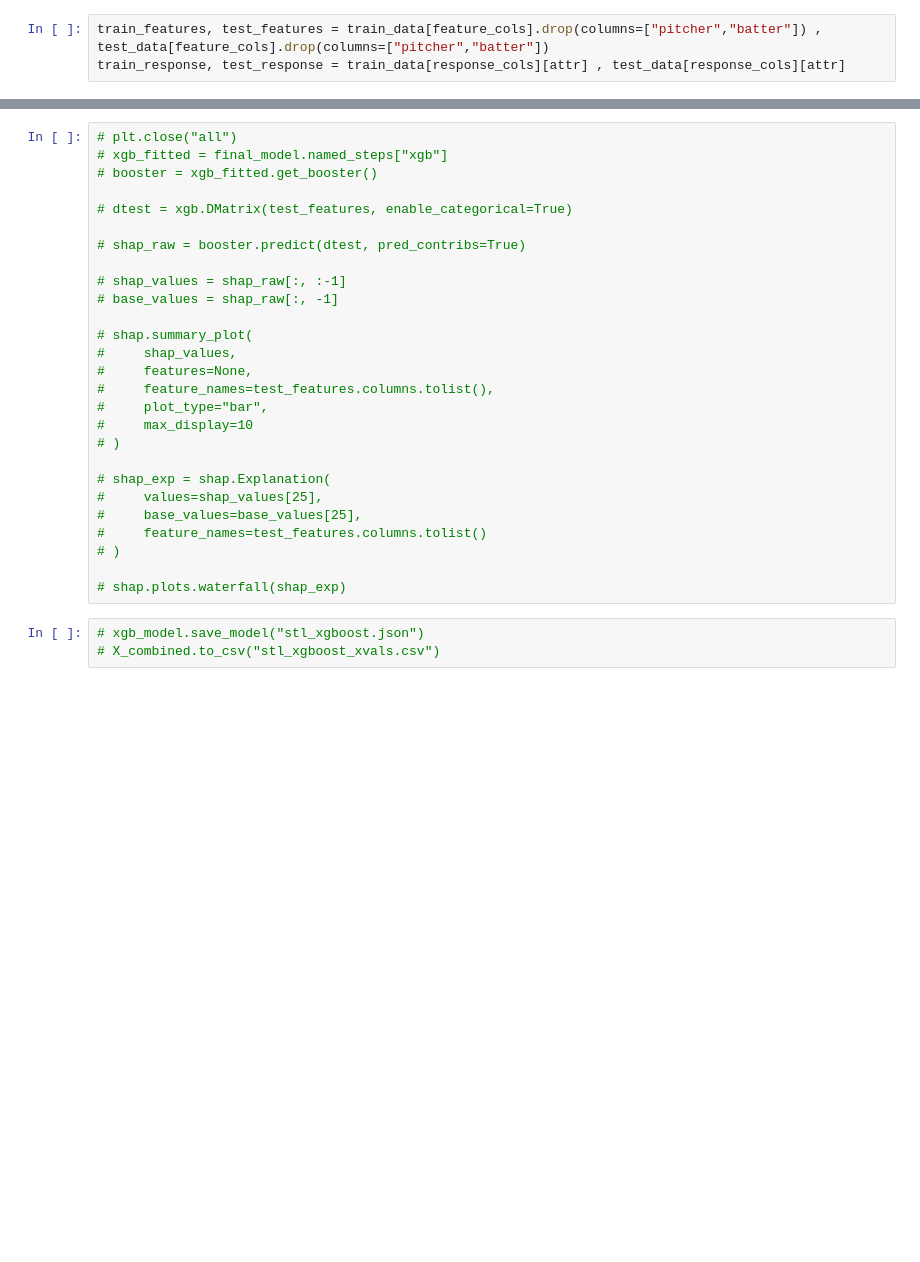
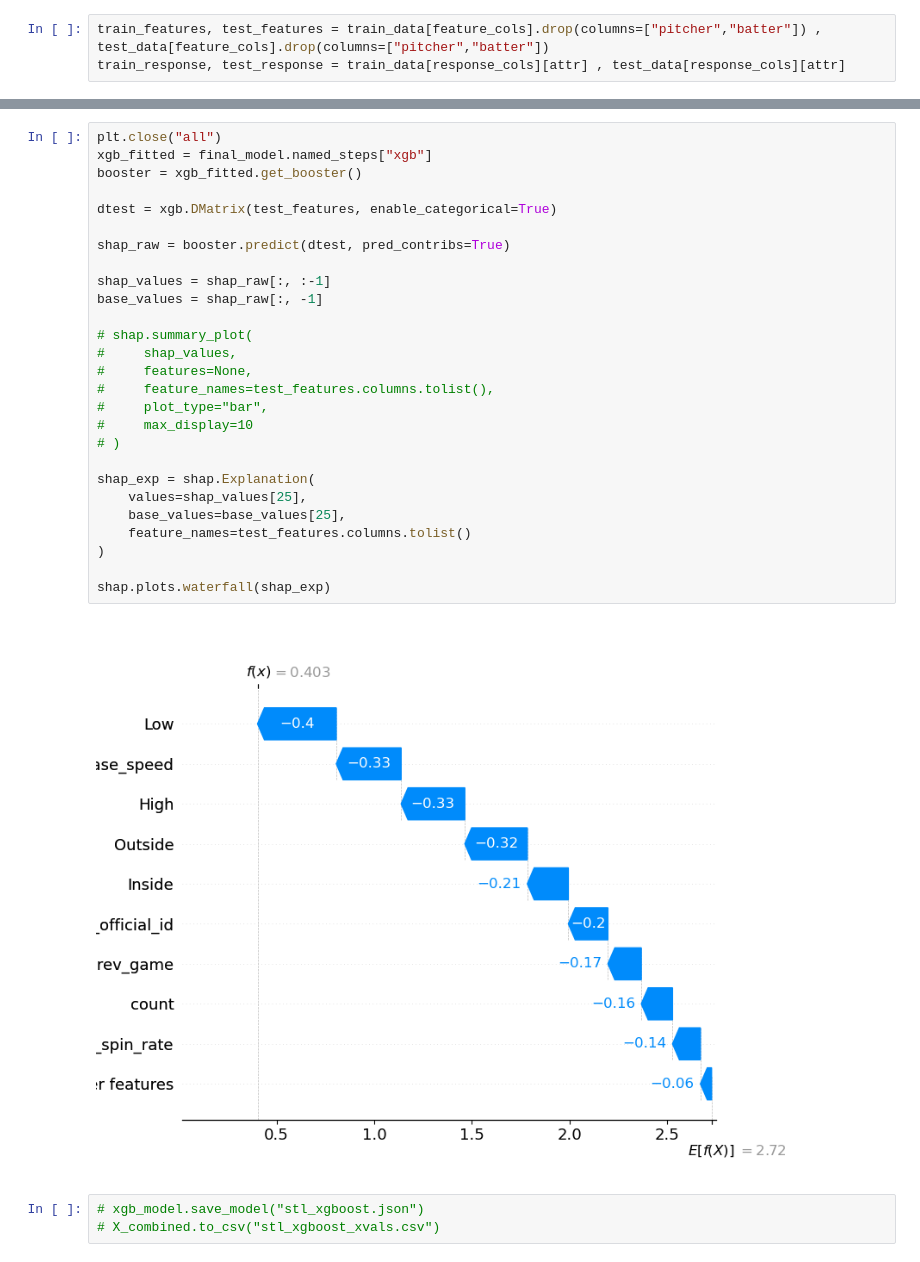
Before and after one commit to vfitz2/DVA_Project, a Jupyter notebook: modeling/xgb.ipynb, the cells around one changed output, grey strips where cells are left out. Saved outputs shown, nothing was run; the diff lists cells and outputs as text; blank space fills up the shorter version.

```diff
--- a/modeling/xgb.ipynb
+++ b/modeling/xgb.ipynb
@@ -278,30 +260,32 @@ Saved metrics -> ../results/stats\xgb_metrics.csv
 # %%
-# plt.close("all")
-# xgb_fitted = final_model.named_steps["xgb"]
-# booster = xgb_fitted.get_booster()
+plt.close("all")
+xgb_fitted = final_model.named_steps["xgb"]
+booster = xgb_fitted.get_booster()
 
-# dtest = xgb.DMatrix(test_features, enable_categorical=True)
+dtest = xgb.DMatrix(test_features, enable_categorical=True)
 
-# shap_raw = booster.predict(dtest, pred_contribs=True)
+shap_raw = booster.predict(dtest, pred_contribs=True)
 
-# shap_values = shap_raw[:, :-1]
-# base_values = shap_raw[:, -1]
+shap_values = shap_raw[:, :-1]
+base_values = shap_raw[:, -1]
 
 # shap.summary_plot(
 #     shap_values,
 #     features=None,
 #     feature_names=test_features.columns.tolist(),
 #     plot_type="bar",
 #     max_display=10
 # )
 
-# shap_exp = shap.Explanation(
-#     values=shap_values[25],
-#     base_values=base_values[25],
-#     feature_names=test_features.columns.tolist()
-# )
+shap_exp = shap.Explanation(
+    values=shap_values[25],
+    base_values=base_values[25],
+    feature_names=test_features.columns.tolist()
+)
 
-# shap.plots.waterfall(shap_exp)
+shap.plots.waterfall(shap_exp)
+# %% [output]
+[figure, added]
 # %%
 # xgb_model.save_model("stl_xgboost.json")
 # X_combined.to_csv("stl_xgboost_xvals.csv")
```
Also changed, not shown: parts of 9 cells of this notebook, 9 other files.
